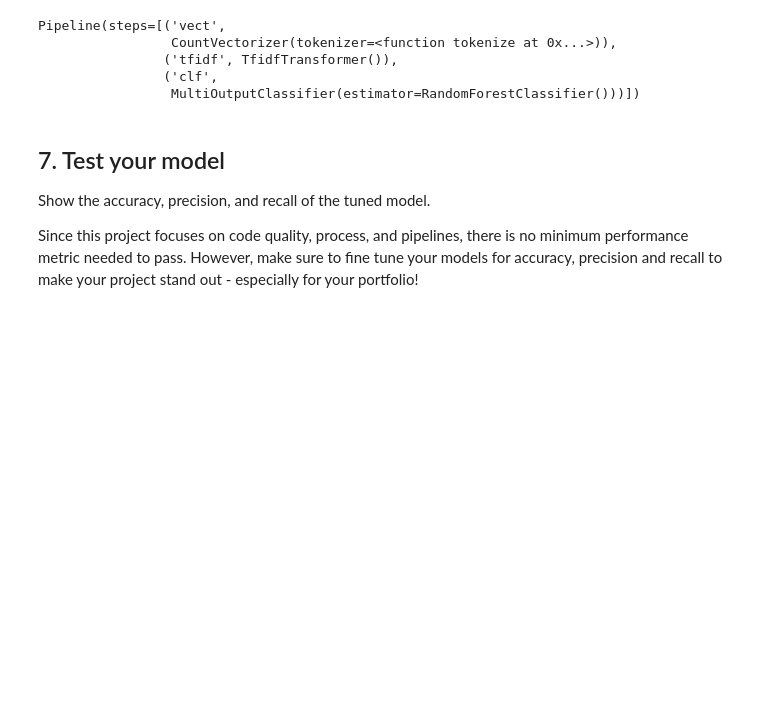
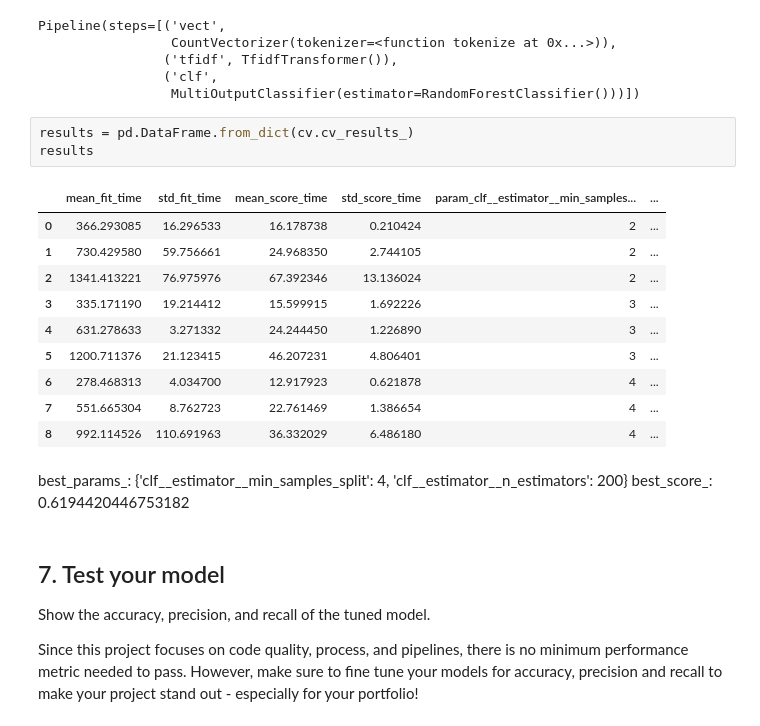
Before and after one commit to gabrieltempass/data-science-exercises, a Jupyter notebook: notebooks/ML Pipeline.ipynb, the cells around one changed output. Drawn from its saved outputs; the diff is of its cells as text; blank space fills up the shorter version.

Commit message:
Feature: Show GridSearchCV results

```diff
--- a/notebooks/ML Pipeline.ipynb
+++ b/notebooks/ML Pipeline.ipynb
@@ -226,6 +221,23 @@ Pipeline(steps=[('vect',
                 ('tfidf', TfidfTransformer()),
                 ('clf',
                  MultiOutputClassifier(estimator=RandomForestClassifier()))])
+# %%
+results = pd.DataFrame.from_dict(cv.cv_results_)
+results
+# %% [output]
+|  | mean_fit_time | std_fit_time | mean_score_time | std_score_time | param_clf__estimator__min_samples... | ... |
+| 0 | 366.293085 | 16.296533 | 16.178738 | 0.210424 | 2 | ... |
+| 1 | 730.429580 | 59.756661 | 24.968350 | 2.744105 | 2 | ... |
+| 2 | 1341.413221 | 76.975976 | 67.392346 | 13.136024 | 2 | ... |
+| 3 | 335.171190 | 19.214412 | 15.599915 | 1.692226 | 3 | ... |
+| 4 | 631.278633 | 3.271332 | 24.244450 | 1.226890 | 3 | ... |
+| 5 | 1200.711376 | 21.123415 | 46.207231 | 4.806401 | 3 | ... |
+| 6 | 278.468313 | 4.034700 | 12.917923 | 0.621878 | 4 | ... |
+| 7 | 551.665304 | 8.762723 | 22.761469 | 1.386654 | 4 | ... |
+| 8 | 992.114526 | 110.691963 | 36.332029 | 6.486180 | 4 | ... |
+# %% [markdown]
+best_params_: {'clf__estimator__min_samples_split': 4, 'clf__estimator__n_estimators': 200}
+best_score_: 0.6194420446753182
 # %% [markdown]
 ## 7. Test your model
 Show the accuracy, precision, and recall of the tuned model.
```
Also changed, not shown: parts of 3 cells of this notebook.
